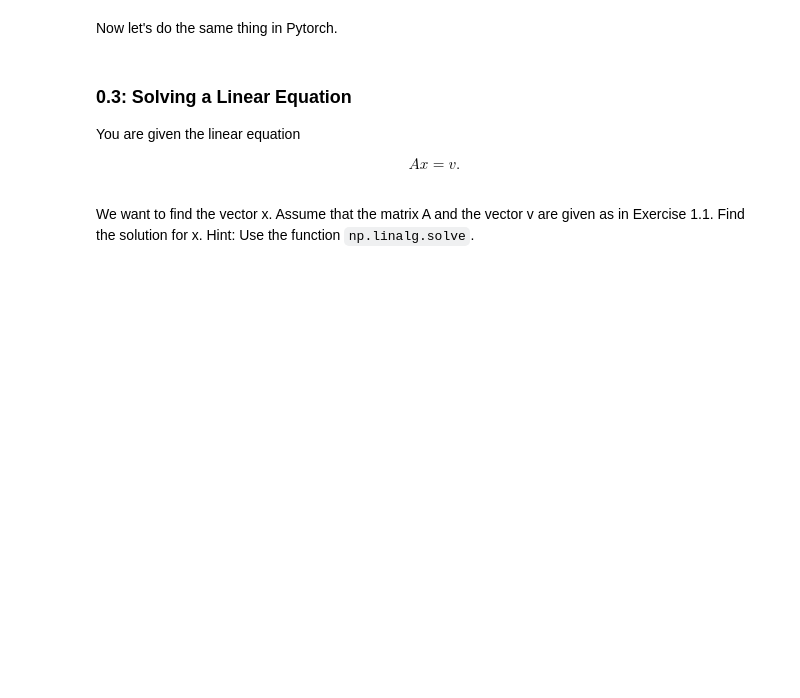
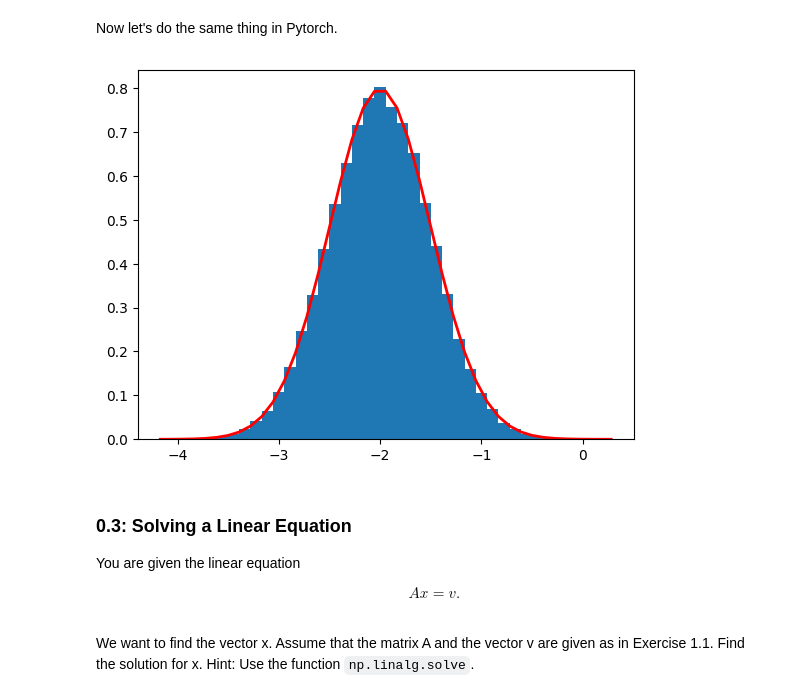
Before and after one commit to x080301/Reinforcement_Learning_Exercise, a Jupyter notebook: Exercise_0/0_introduction.ipynb, the cells around one changed output. Cells and saved outputs as stored; diff of their text form; code cells hidden in the pictures; blank space fills up the shorter version.

```diff
--- a/Exercise_0/0_introduction.ipynb
+++ b/Exercise_0/0_introduction.ipynb
@@ -317,21 +357,24 @@ plt.show()
 Now let's do the same thing in Pytorch.
 # %%
 ## TODO ##
-samples = ...  # do the sampling from the normal distribution here
+samples = torch.empty(100000).normal_(mean = mu,std = sigma)  # do the sampling from the normal distribution here
+#samples = torch.distributions.Normal(torch.tensor([mu]), torch.tensor([sigma]))
 
 # plot the histogram of the samples
 count, bins, ignored = plt.hist(samples.numpy(), 40, density=True)
 
 # plot the density function
 plt.plot(
     bins,
     1 / (sigma * np.sqrt(2 * np.pi)) * np.exp(-((bins - mu) ** 2) / (2 * sigma**2)),
     linewidth=2,
     color="r",
 )
 
 # show the plot
 plt.show()
+# %% [output]
+[figure, added]
 # %% [markdown]
 ### 0.3: Solving a Linear Equation
 
```
Also changed, not shown: parts of 12 cells of this notebook, 2 other files.
